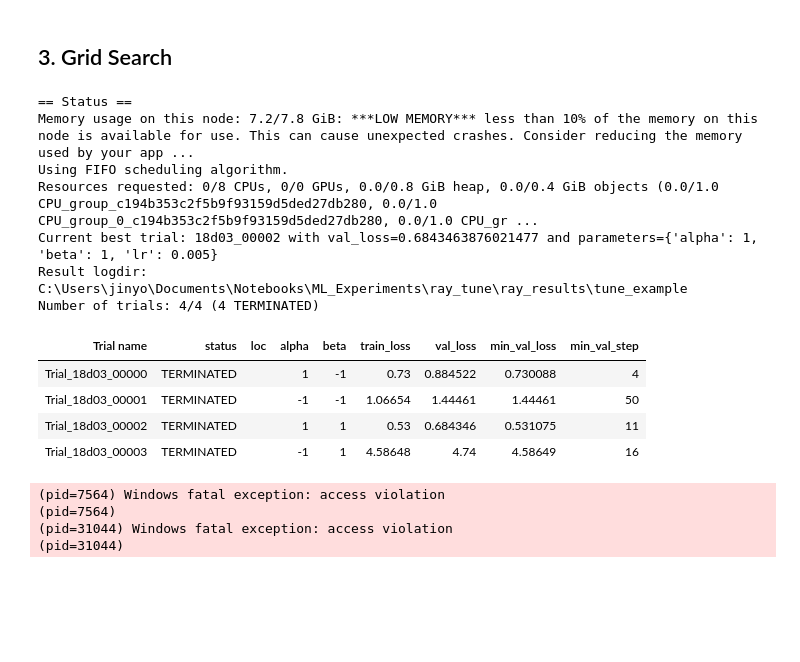
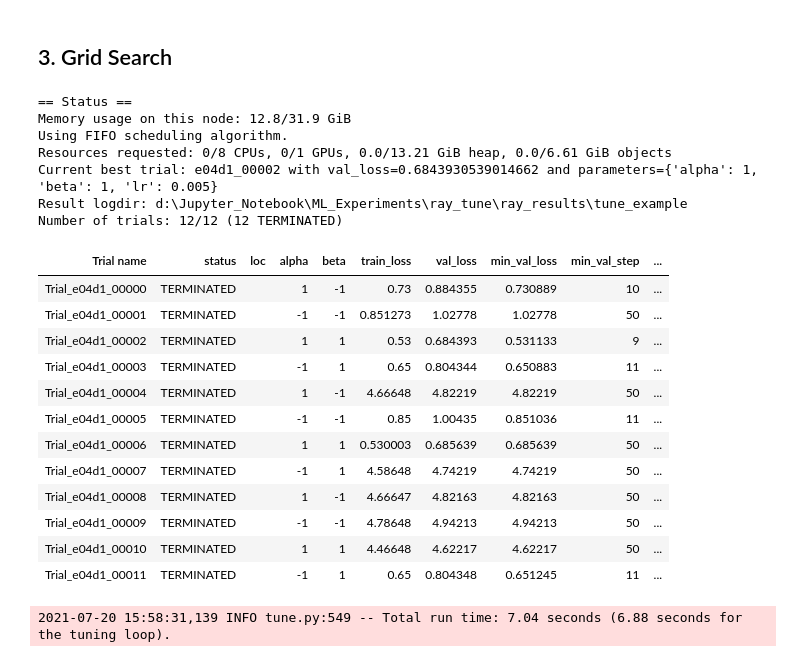
Before and after one commit to rubato-yeong/ML_Experiments, a Jupyter notebook: ray_tune/ray_tune_with_class.ipynb, the cells around one changed output. Cells and saved outputs as stored; diff of their text form; code cells hidden in the pictures; blank space fills up the shorter version.

```diff
--- a/ray_tune/ray_tune_with_class.ipynb
+++ b/ray_tune/ray_tune_with_class.ipynb
@@ -171,7 +187,7 @@ class EarlyStopper(tune.Stopper):
 
     def __call__(self, trial_id, result):
         metric_result = result.get(self._metric)
-        if self._mode = 'max':
+        if self._mode == 'max':
             metric_result = -metric_result
         if self._min_metric[trial_id] > metric_result + self._delta:
             self._counter[trial_id] = 0
@@ -214,6 +230,7 @@ class Optimization:
               checkpoint_at_end=True,
               verbose=0,
               report_per_step=1,
+              resources_per_trial={'cpu':2},
               local_dir='./ray_results',
               trial_name_creator=lambda trial: f'Trial_{trial.trial_id}',
               trial_dirname_creator=lambda trial: f'Trial_{trial.trial_id}'):
@@ -238,6 +255,7 @@ class Optimization:
             overwrite=True,
             metric_columns=(default_metric+add_metric+['training_iteration'])
         )
+
         if early_stop:
             # Use Custom EarlyStopper
             stop = tune.stopper.CombinedStopper(
@@ -261,6 +279,7 @@ class Optimization:
             checkpoint_freq=checkpoint_freq,
             checkpoint_at_end=checkpoint_at_end,
             verbose=verbose,
+            resources_per_trial=resources_per_trial,
             local_dir=local_dir,
             trial_name_creator=trial_name_creator,
             trial_dirname_creator=trial_dirname_creator
@@ -284,6 +303,7 @@ class Optimization:
              checkpoint_freq=0,
              checkpoint_at_end=True,
              verbose=2,
+             resources_per_trial={'cpu':2},
              local_dir='./ray_results',
              trial_name_creator=lambda trial: f'Trial_{trial.trial_id}',
              trial_dirname_creator=lambda trial: f'Trial_{trial.trial_id}'
@@ -330,6 +350,7 @@ class Optimization:
             checkpoint_freq=checkpoint_freq,
             checkpoint_at_end=checkpoint_at_end,
             verbose=verbose,
+            resources_per_trial=resources_per_trial,
             local_dir=local_dir,
             trial_name_creator=trial_name_creator,
             trial_dirname_creator=trial_dirname_creator
@@ -482,6 +499,7 @@ optim.train(
     },
     max_step=50,
     run_name='train',
-    report_per_step=5
+    report_per_step=5,
+    resources_per_trial={'cpu':2, 'gpu':0.25}
 )
 # %% [output]
@@ -514,31 +532,37 @@ vis.learning_curve(figsize=(10,10), fontsize=20)
 # %%
 optim.tune(
     config={
         'alpha': tune.grid_search([1,-1]),
         'beta' : tune.grid_search([-1,1]),
         'lr'   : 5e-3
     },
-    num_samples=1,
+    num_samples=3,
     max_step=50,
-    run_name='tune_example'
+    run_name='tune_example',
+    resources_per_trial={'cpu':2, 'gpu':0.25}
 )
 # %% [output]
 == Status ==
-Memory usage on this node: 7.2/7.8 GiB: ***LOW MEMORY*** less than 10% of the memory on this node is available for use. This can cause unexpected crashes. Consider reducing the memory used by your app ...
+Memory usage on this node: 12.8/31.9 GiB
 Using FIFO scheduling algorithm.
-Resources requested: 0/8 CPUs, 0/0 GPUs, 0.0/0.8 GiB heap, 0.0/0.4 GiB objects (0.0/1.0 CPU_group_c194b353c2f5b9f93159d5ded27db280, 0.0/1.0 CPU_group_0_c194b353c2f5b9f93159d5ded27db280, 0.0/1.0 CPU_gr ...
-Current best trial: 18d03_00002 with val_loss=0.6843463876021477 and parameters={'alpha': 1, 'beta': 1, 'lr': 0.005}
-Result logdir: C:\Users\jinyo\Documents\Notebooks\ML_Experiments\ray_tune\ray_results\tune_example
-Number of trials: 4/4 (4 TERMINATED)
+Resources requested: 0/8 CPUs, 0/1 GPUs, 0.0/13.21 GiB heap, 0.0/6.61 GiB objects
+Current best trial: e04d1_00002 with val_loss=0.6843930539014662 and parameters={'alpha': 1, 'beta': 1, 'lr': 0.005}
+Result logdir: d:\Jupyter_Notebook\ML_Experiments\ray_tune\ray_results\tune_example
+Number of trials: 12/12 (12 TERMINATED)
-| Trial name | status | loc | alpha | beta | train_loss | val_loss | min_val_loss | min_val_step |
-| Trial_18d03_00000 | TERMINATED |  | 1 | -1 | 0.73 | 0.884522 | 0.730088 | 4 |
-| Trial_18d03_00001 | TERMINATED |  | -1 | -1 | 1.06654 | 1.44461 | 1.44461 | 50 |
-| Trial_18d03_00002 | TERMINATED |  | 1 | 1 | 0.53 | 0.684346 | 0.531075 | 11 |
-| Trial_18d03_00003 | TERMINATED |  | -1 | 1 | 4.58648 | 4.74 | 4.58649 | 16 |
+| Trial name | status | loc | alpha | beta | train_loss | val_loss | min_val_loss | min_val_step | ... |
+| Trial_e04d1_00000 | TERMINATED |  | 1 | -1 | 0.73 | 0.884355 | 0.730889 | 10 | ... |
+| Trial_e04d1_00001 | TERMINATED |  | -1 | -1 | 0.851273 | 1.02778 | 1.02778 | 50 | ... |
+| Trial_e04d1_00002 | TERMINATED |  | 1 | 1 | 0.53 | 0.684393 | 0.531133 | 9 | ... |
+| Trial_e04d1_00003 | TERMINATED |  | -1 | 1 | 0.65 | 0.804344 | 0.650883 | 11 | ... |
+| Trial_e04d1_00004 | TERMINATED |  | 1 | -1 | 4.66648 | 4.82219 | 4.82219 | 50 | ... |
+| Trial_e04d1_00005 | TERMINATED |  | -1 | -1 | 0.85 | 1.00435 | 0.851036 | 11 | ... |
+| Trial_e04d1_00006 | TERMINATED |  | 1 | 1 | 0.530003 | 0.685639 | 0.685639 | 50 | ... |
+| Trial_e04d1_00007 | TERMINATED |  | -1 | 1 | 4.58648 | 4.74219 | 4.74219 | 50 | ... |
+| Trial_e04d1_00008 | TERMINATED |  | 1 | -1 | 4.66647 | 4.82163 | 4.82163 | 50 | ... |
+| Trial_e04d1_00009 | TERMINATED |  | -1 | -1 | 4.78648 | 4.94213 | 4.94213 | 50 | ... |
+| Trial_e04d1_00010 | TERMINATED |  | 1 | 1 | 4.46648 | 4.62217 | 4.62217 | 50 | ... |
+| Trial_e04d1_00011 | TERMINATED |  | -1 | 1 | 0.65 | 0.804348 | 0.651245 | 11 | ... |
-(pid=7564) Windows fatal exception: access violation
-(pid=7564)
-(pid=31044) Windows fatal exception: access violation
-(pid=31044)
+2021-07-20 15:58:31,139 INFO tune.py:549 -- Total run time: 7.04 seconds (6.88 seconds for the tuning loop).
 # %%
 result=optim.output['tune_example']
 # %%
```
Also changed, not shown: parts of 8 cells of this notebook.
